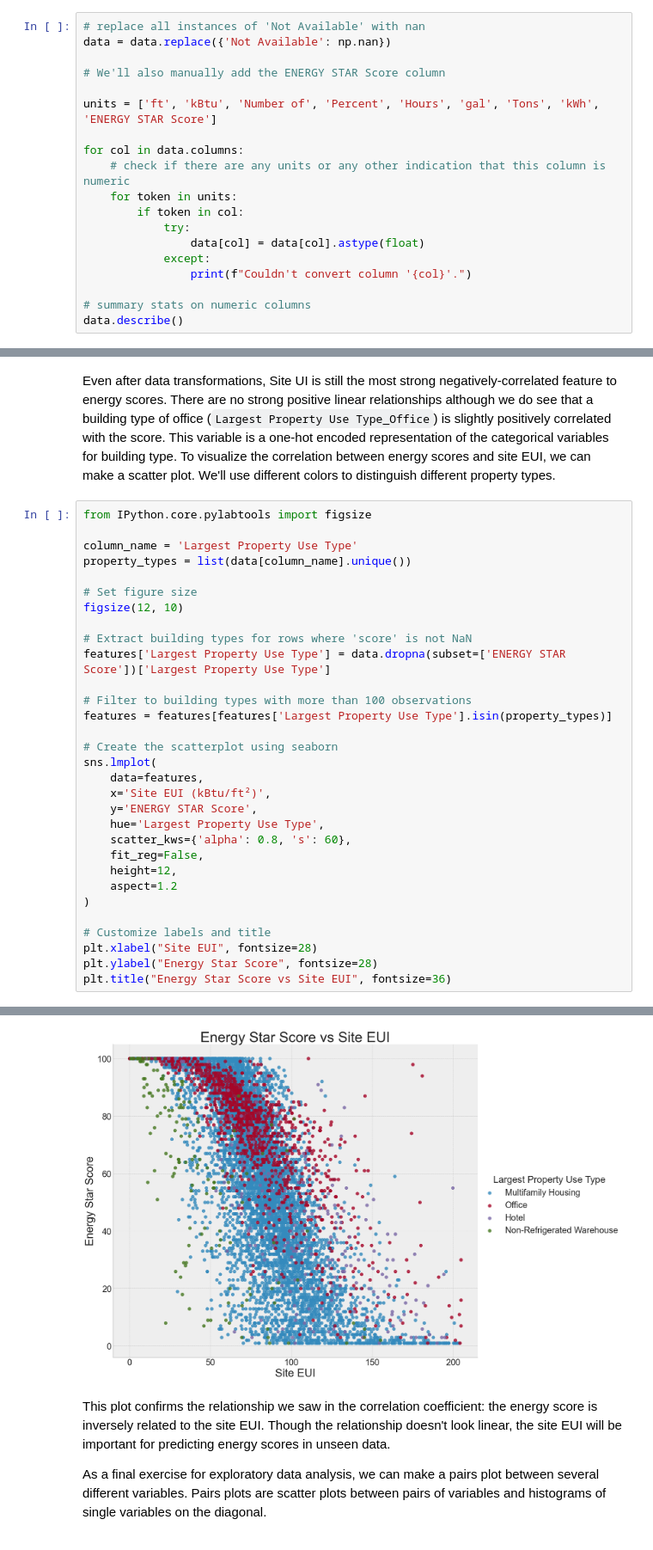
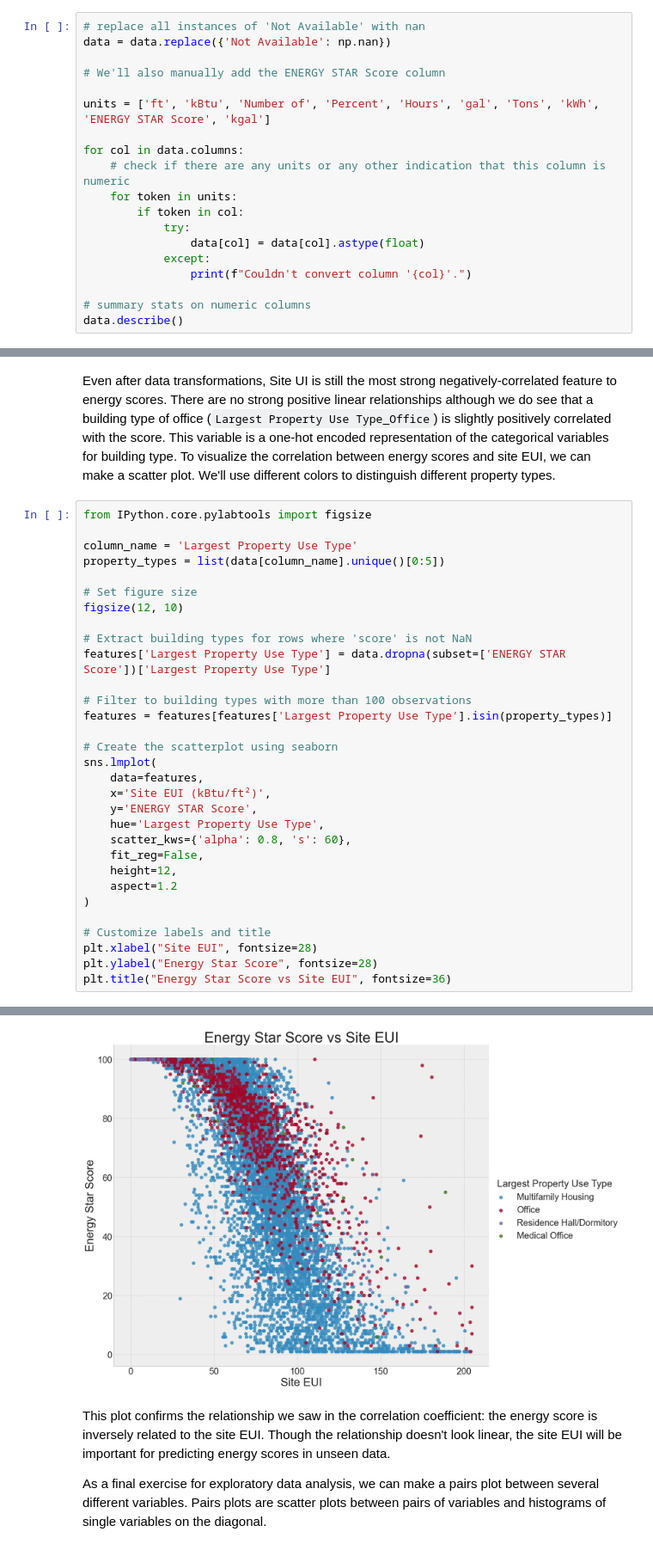
Before and after one commit to zkhechadoorian/NYC-LL84-Benchmarking, a Jupyter notebook: notebooks/0_eda.ipynb, the cells around one changed output, grey strips where cells are left out. Shown at 86% size. Saved outputs shown, nothing was run; the diff lists cells and outputs as text.

```diff
--- a/notebooks/0_eda.ipynb
+++ b/notebooks/0_eda.ipynb
@@ -89,7 +89,7 @@ data = data.replace({'Not Available': np.nan})
 
 # We'll also manually add the ENERGY STAR Score column
 
-units = ['ft', 'kBtu', 'Number of', 'Percent', 'Hours', 'gal', 'Tons', 'kWh', 'ENERGY STAR Score']
+units = ['ft', 'kBtu', 'Number of', 'Percent', 'Hours', 'gal', 'Tons', 'kWh', 'ENERGY STAR Score', 'kgal']
 
 for col in data.columns:
     # check if there are any units or any other indication that this column is numeric
@@ -665,36 +637,36 @@ Even after data transformations, Site UI is still the most strong negatively-cor
 from IPython.core.pylabtools import figsize
 
 column_name = 'Largest Property Use Type'
-property_types = list(data[column_name].unique())
+property_types = list(data[column_name].unique()[0:5])
 
 # Set figure size
 figsize(12, 10)
 
 # Extract building types for rows where 'score' is not NaN
 features['Largest Property Use Type'] = data.dropna(subset=['ENERGY STAR Score'])['Largest Property Use Type']
 
 # Filter to building types with more than 100 observations
 features = features[features['Largest Property Use Type'].isin(property_types)]
 
 # Create the scatterplot using seaborn
 sns.lmplot(
     data=features,
     x='Site EUI (kBtu/ft²)',
     y='ENERGY STAR Score',
     hue='Largest Property Use Type',
     scatter_kws={'alpha': 0.8, 's': 60},
     fit_reg=False,
     height=12,
     aspect=1.2
 )
 
 # Customize labels and title
 plt.xlabel("Site EUI", fontsize=28)
 plt.ylabel("Energy Star Score", fontsize=28)
 plt.title("Energy Star Score vs Site EUI", fontsize=36)
 # %% [output]
 Text(0.5, 1.0, 'Energy Star Score vs Site EUI')
-[figure, old version]
+[figure, new version]
 # %% [markdown]
 This plot confirms the relationship we saw in the correlation coefficient: the energy score is inversely related to the site EUI. Though the relationship doesn't look linear, the site EUI will be important for predicting energy scores in unseen data.
 
```
Also changed, not shown: parts of 15 cells of this notebook.
